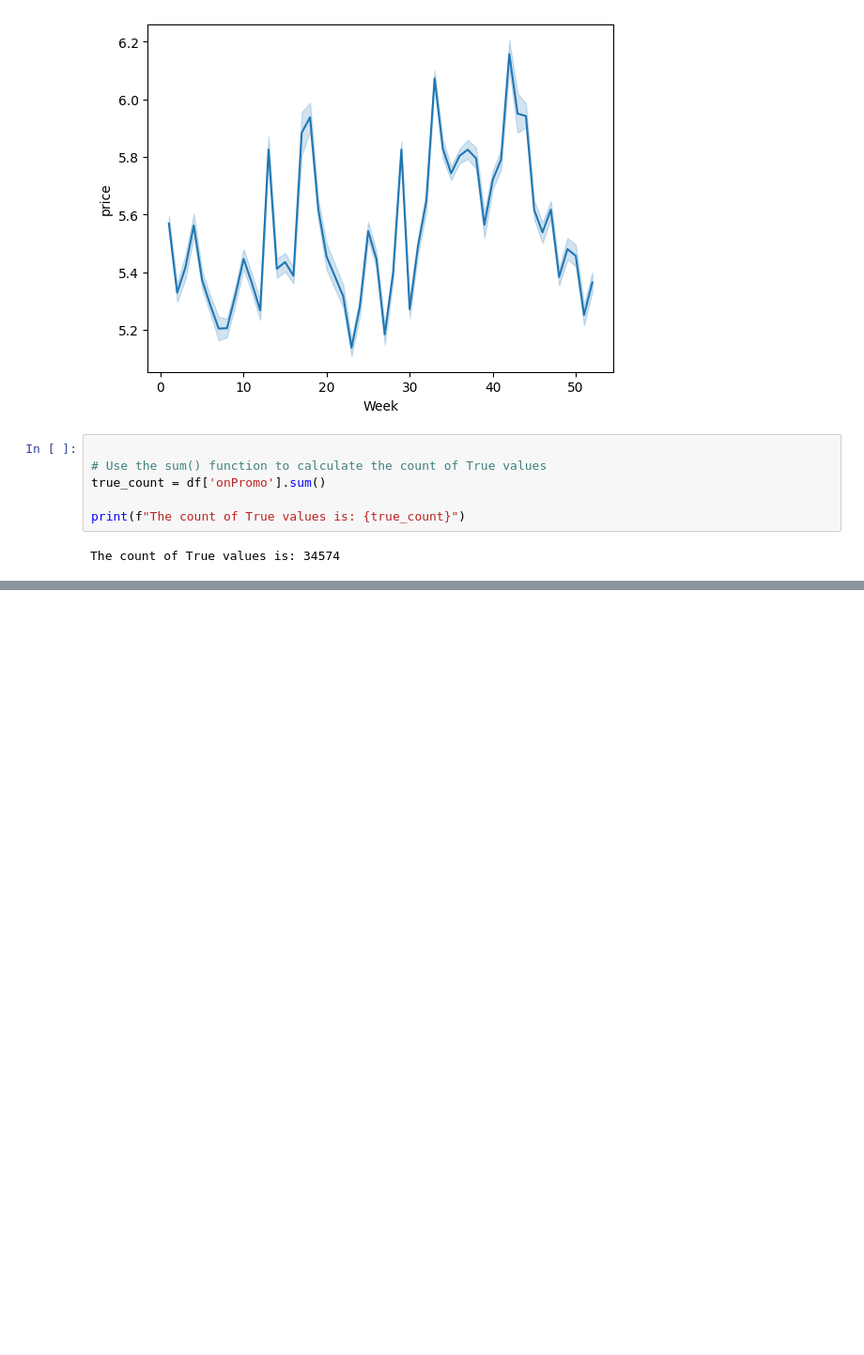
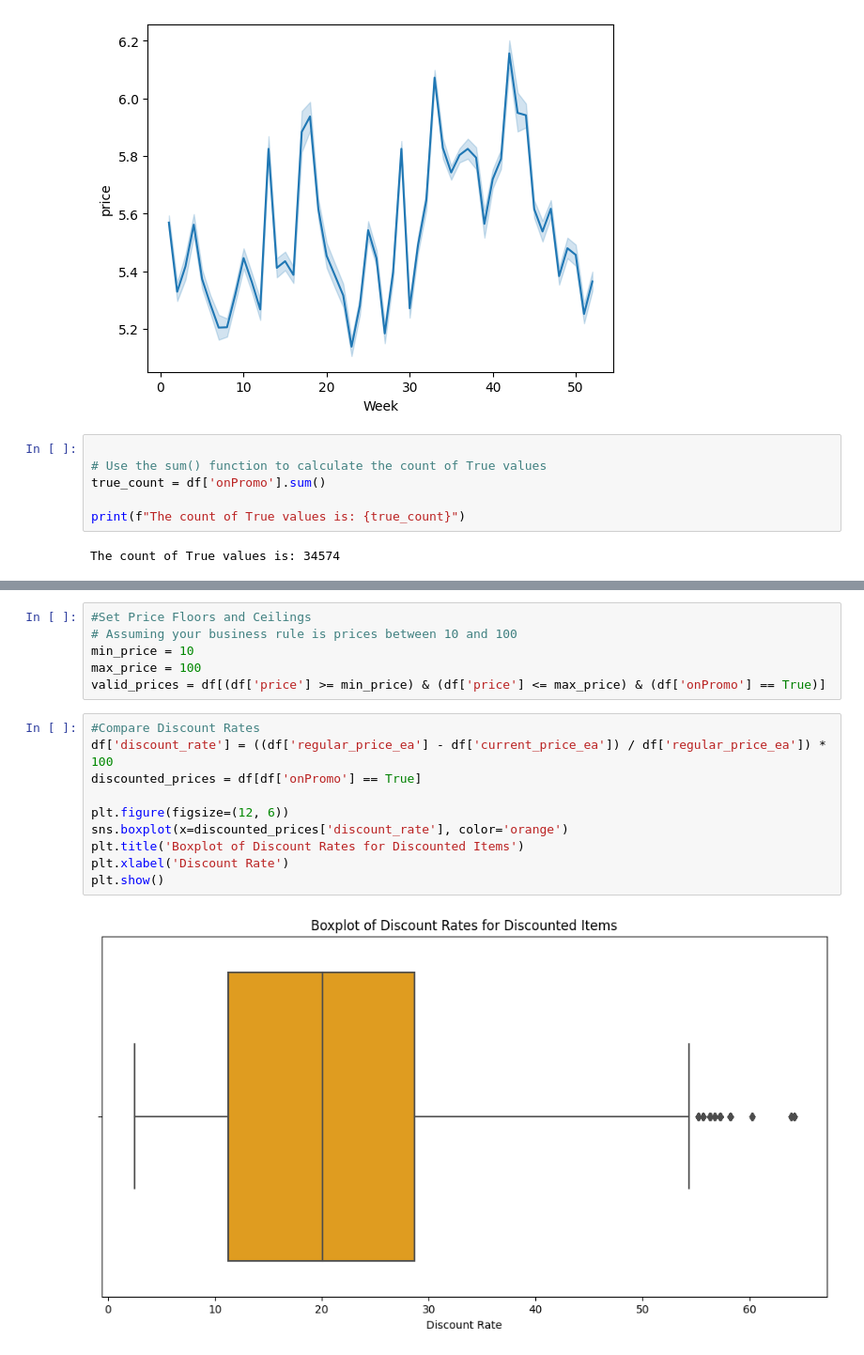
Before and after one commit to leningschulich/schulich_data_science, a Jupyter notebook: dynamic_pricing.ipynb, the cells around one changed output, grey strips where cells are left out. Shown at 94% size. Saved outputs shown, nothing was run; the diff lists cells and outputs as text; blank space fills up the shorter version.

```diff
--- a/dynamic_pricing.ipynb
+++ b/dynamic_pricing.ipynb
@@ -269,0 +294,18 @@ NameError: name 'df' is not defined
+# %%
+#Set Price Floors and Ceilings
+# Assuming your business rule is prices between 10 and 100
+min_price = 10
+max_price = 100
+valid_prices = df[(df['price'] >= min_price) & (df['price'] <= max_price) & (df['onPromo'] == True)]
+# %%
+#Compare Discount Rates
+df['discount_rate'] = ((df['regular_price_ea'] - df['current_price_ea']) / df['regular_price_ea']) * 100
+discounted_prices = df[df['onPromo'] == True]
+
+plt.figure(figsize=(12, 6))
+sns.boxplot(x=discounted_prices['discount_rate'], color='orange')
+plt.title('Boxplot of Discount Rates for Discounted Items')
+plt.xlabel('Discount Rate')
+plt.show()
+# %% [output]
+[figure, added]
```
Also changed, not shown: parts of 6 cells of this notebook.
